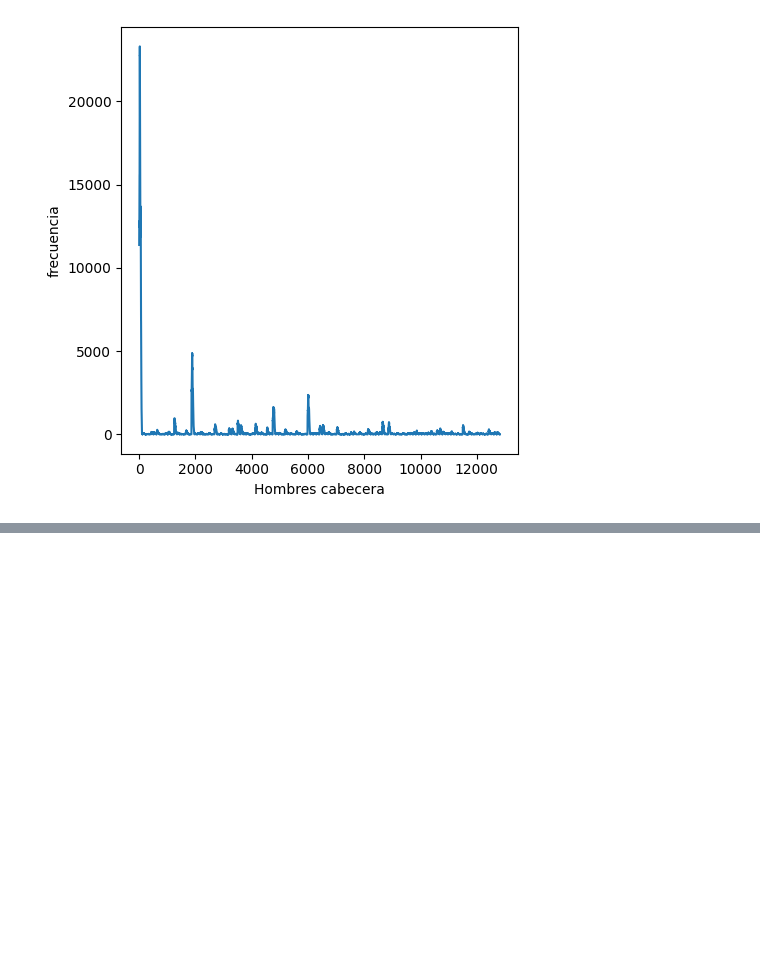
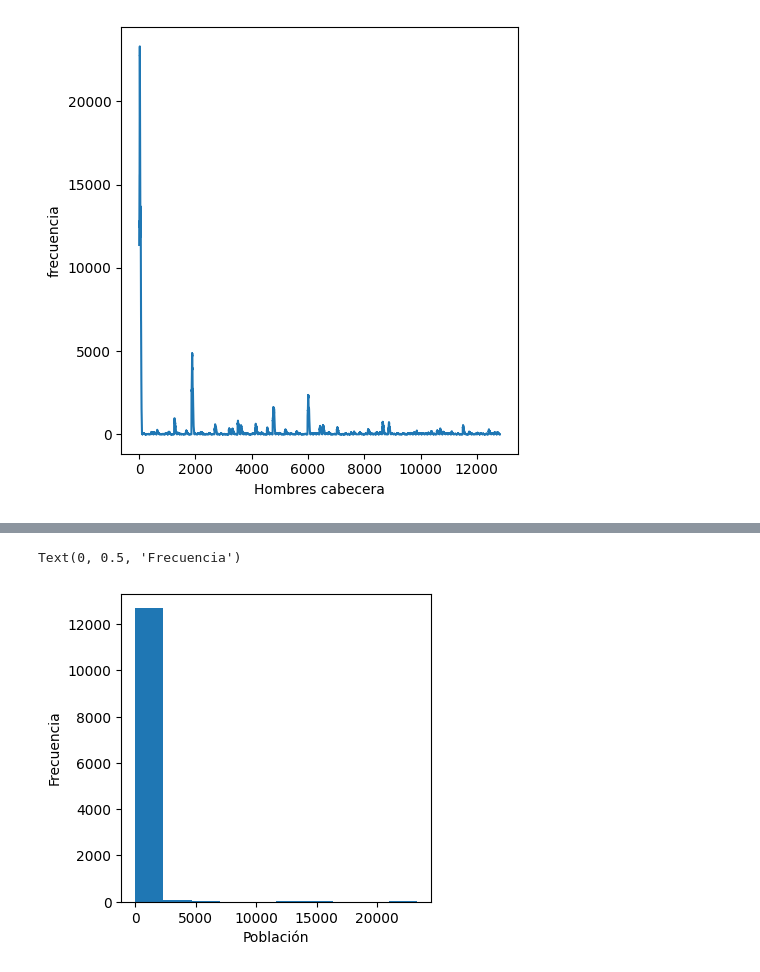
Before and after one commit to JuanGiraldo01/CIENCIAS_DATOS, a Jupyter notebook: Metricas_Medidas_centrales.ipynb, the cells around one changed output, grey strips where cells are left out. Drawn from its saved outputs; the diff is of its cells as text; code cells hidden in the pictures; blank space fills up the shorter version.

```diff
--- a/Metricas_Medidas_centrales.ipynb
+++ b/Metricas_Medidas_centrales.ipynb
@@ -235,0 +313,8 @@ plt.show()
+# %%
+#Histograma de población por estados:
+ax = (data.Hombres_Cabecera).plot.hist(figsize=(4,4))
+ax.set_xlabel("Población")
+ax.set_ylabel("Frecuencia")
+# %% [output]
+Text(0, 0.5, 'Frecuencia')
+[figure, added]
```
Also changed, not shown: parts of 18 cells of this notebook.
